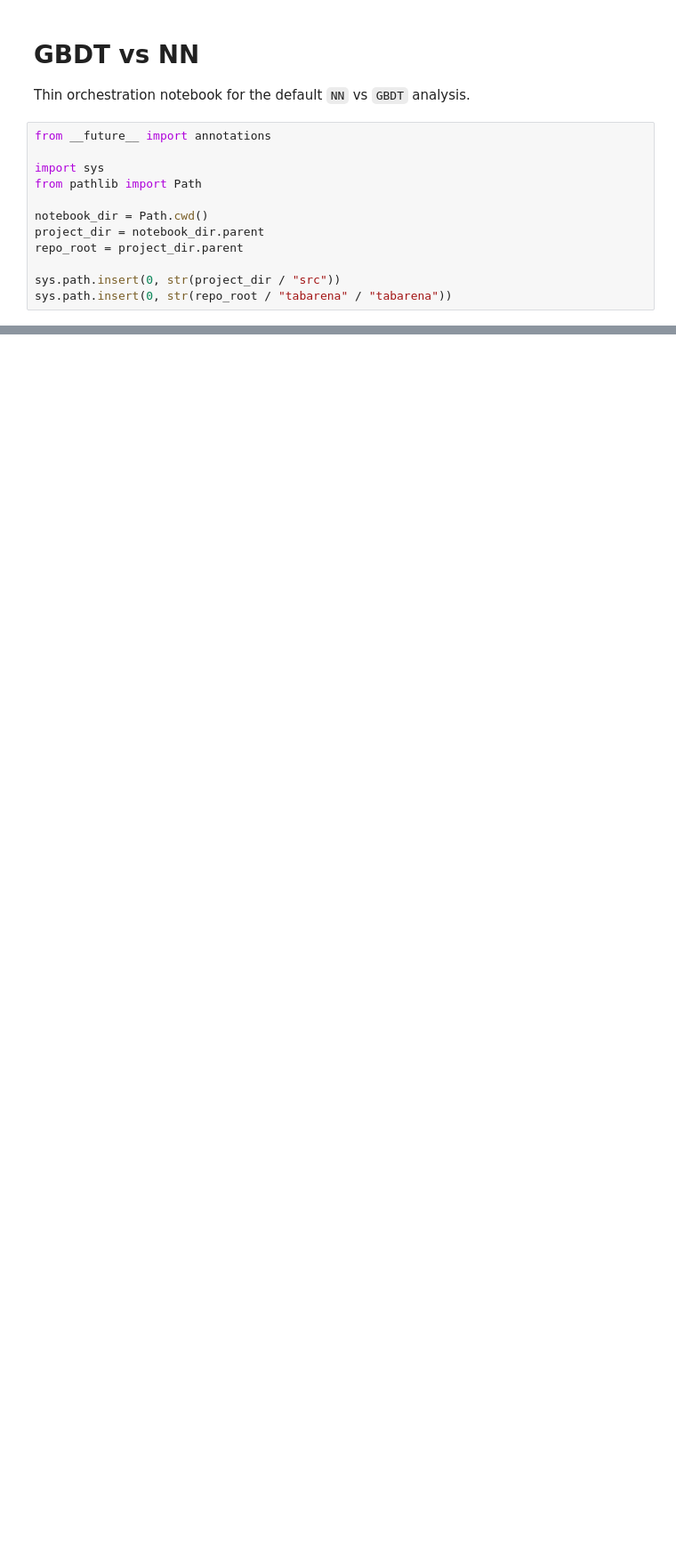
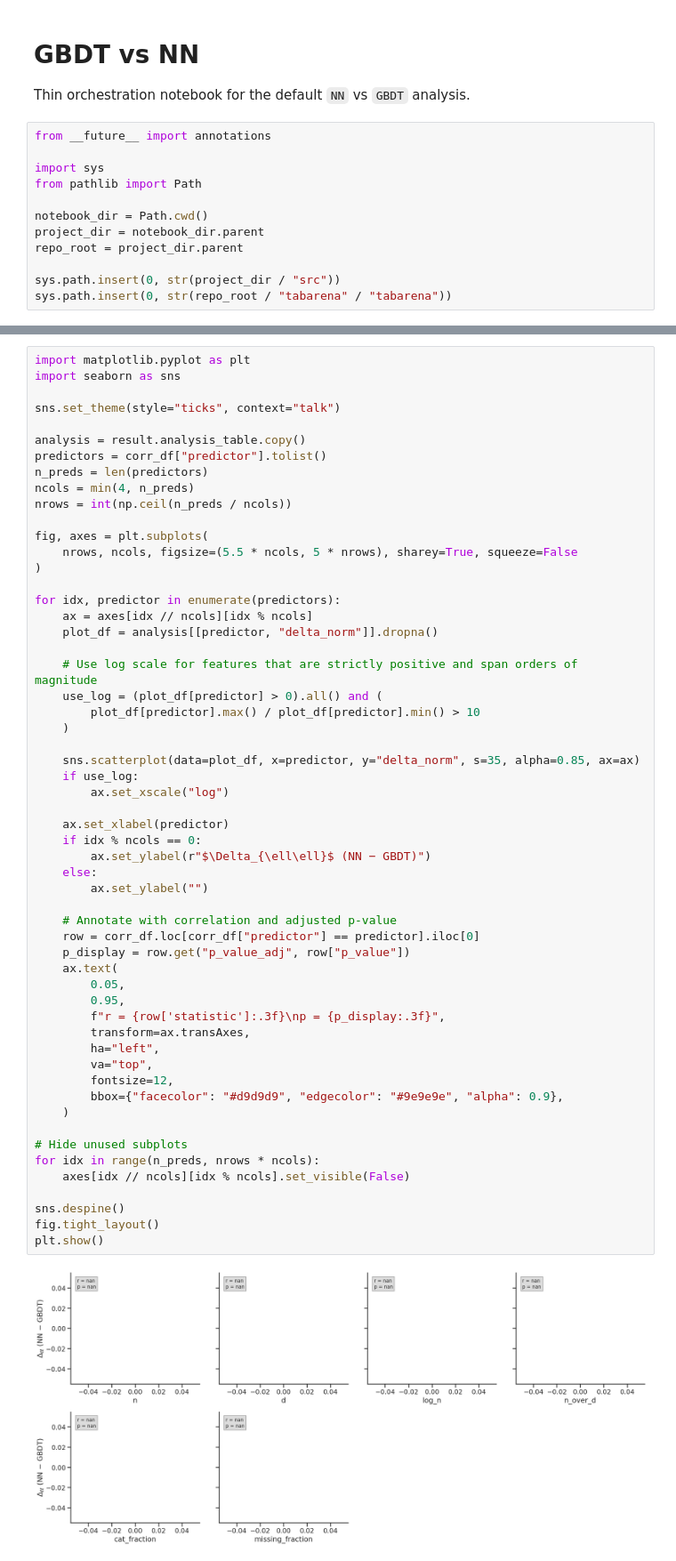
Before and after one commit to m-herre/meta-feature-analysis, a Jupyter notebook: notebooks/01_gbdt_vs_nn.ipynb, the cells around one changed output, grey strips where cells are left out. Shown at 89% size. Saved outputs shown, nothing was run; the diff lists cells and outputs as text; blank space fills up the shorter version.

```diff
--- a/notebooks/01_gbdt_vs_nn.ipynb
+++ b/notebooks/01_gbdt_vs_nn.ipynb
@@ -31,0 +93,58 @@ WARNING mfa.groups: Group `nn` contains config_types absent from data: MITRA_GPU
+# %%
+import matplotlib.pyplot as plt
+import seaborn as sns
+
+sns.set_theme(style="ticks", context="talk")
+
+analysis = result.analysis_table.copy()
+predictors = corr_df["predictor"].tolist()
+n_preds = len(predictors)
+ncols = min(4, n_preds)
+nrows = int(np.ceil(n_preds / ncols))
+
+fig, axes = plt.subplots(
+    nrows, ncols, figsize=(5.5 * ncols, 5 * nrows), sharey=True, squeeze=False
+)
+
+for idx, predictor in enumerate(predictors):
+    ax = axes[idx // ncols][idx % ncols]
+    plot_df = analysis[[predictor, "delta_norm"]].dropna()
+
+    # Use log scale for features that are strictly positive and span orders of magnitude
+    use_log = (plot_df[predictor] > 0).all() and (
+        plot_df[predictor].max() / plot_df[predictor].min() > 10
+    )
+
+    sns.scatterplot(data=plot_df, x=predictor, y="delta_norm", s=35, alpha=0.85, ax=ax)
+    if use_log:
+        ax.set_xscale("log")
+
+    ax.set_xlabel(predictor)
+    if idx % ncols == 0:
+        ax.set_ylabel(r"$\Delta_{\ell\ell}$ (NN − GBDT)")
+    else:
+        ax.set_ylabel("")
+
+    # Annotate with correlation and adjusted p-value
+    row = corr_df.loc[corr_df["predictor"] == predictor].iloc[0]
+    p_display = row.get("p_value_adj", row["p_value"])
+    ax.text(
+        0.05,
+        0.95,
+        f"r = {row['statistic']:.3f}\np = {p_display:.3f}",
+        transform=ax.transAxes,
+        ha="left",
+        va="top",
+        fontsize=12,
+        bbox={"facecolor": "#d9d9d9", "edgecolor": "#9e9e9e", "alpha": 0.9},
+    )
+
+# Hide unused subplots
+for idx in range(n_preds, nrows * ncols):
+    axes[idx // ncols][idx % ncols].set_visible(False)
+
+sns.despine()
+fig.tight_layout()
+plt.show()
+# %% [output]
+[figure, added]
```
Also changed, not shown: parts of 5 cells of this notebook, 2 other files.
